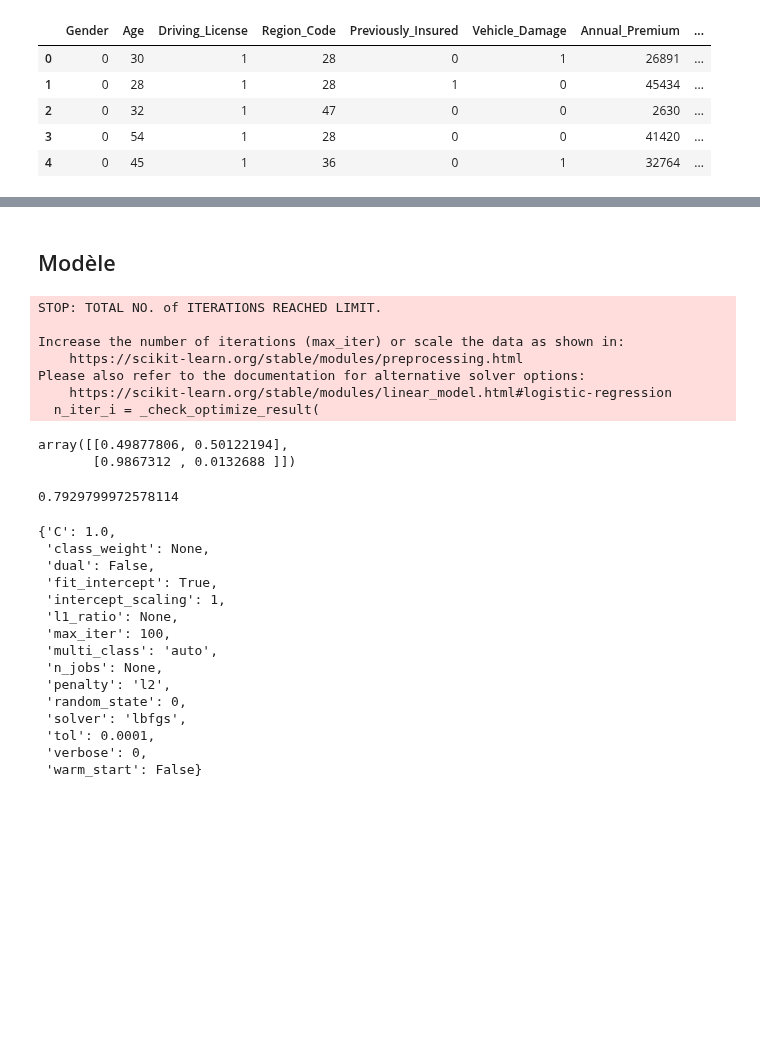
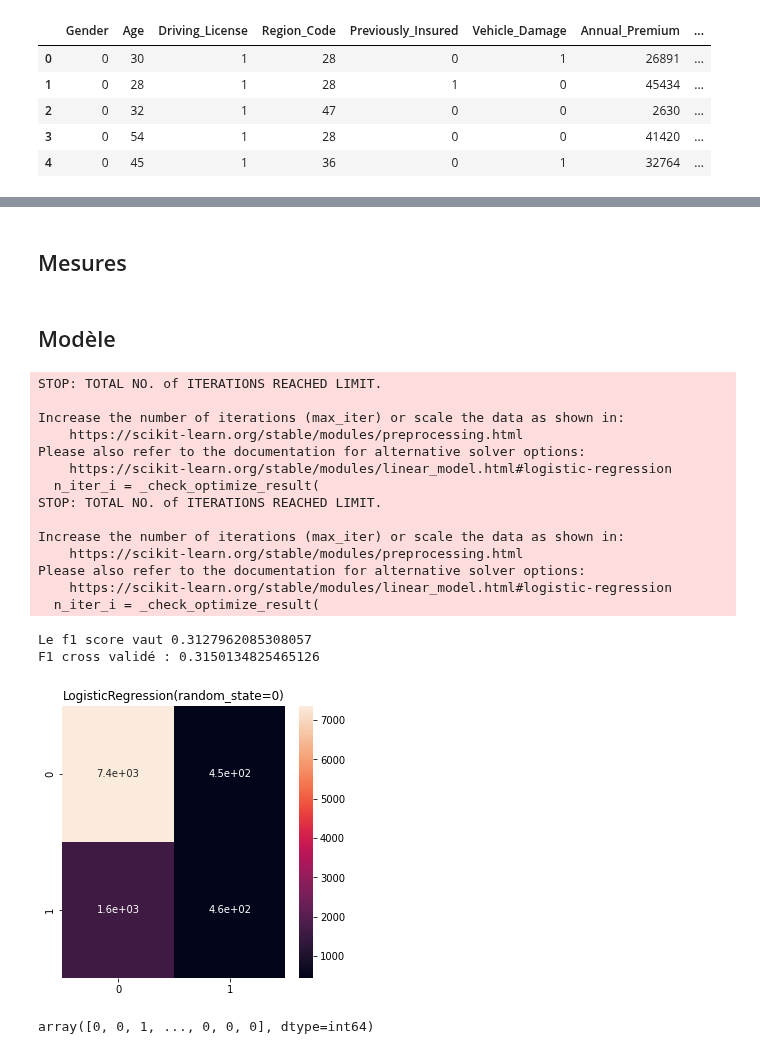
Before and after one commit to claviermathieu/ISFA-prj-datascience, a Jupyter notebook: book/docs/02_log_reg.ipynb, the cells around one changed output, grey strips where cells are left out. Saved outputs shown, nothing was run; the diff lists cells and outputs as text; code cells hidden in the pictures; blank space fills up the shorter version.

```diff
--- a/book/docs/02_log_reg.ipynb
+++ b/book/docs/02_log_reg.ipynb
@@ -39,0 +37,19 @@ y = train.iloc[:, -1].to_numpy()
+# %%
+# Variables explicative
+exp_var = train.columns[:-1]
+
+# Décomposition features / target
+X = train[exp_var]
+Y = train['Response']
+
+X_train, X_test, Y_train, Y_test = train_test_split(X, Y,train_size = 0.85)
+
+scaler=StandardScaler()
+
+X_scal_train = scaler.fit_transform(X_train)
+X_scal_test = scaler.transform(X_test)
+
+X_scal_train = pd.DataFrame(X_scal_train,index= X_train.index, columns=exp_var)
+X_scal_test = pd.DataFrame(X_scal_test,index= X_test.index, columns=exp_var)
+# %% [markdown]
+## Mesures
@@ -40,38 +67,42 @@ y = train.iloc[:, -1].to_numpy()
+# %%
+def result_model(model,X,Y) :
+    Y_model =model.predict(X)
+
+    f1_scor = f1_score(Y,Y_model)
+    print('Le f1 score vaut',f1_scor)
+
+    score = cross_val_score(clf,X,Y,cv=5,scoring = make_scorer(f1_score))
+    print('F1 cross validé :', np.mean(score))
+
+   # Matrice de confusion
+    cm_model = confusion_matrix(Y, Y_model)
+    plt.rcParams['figure.figsize'] = (5, 5)
+    sns.heatmap(cm_model, annot = True)
+    plt.title(str(model))
+    plt.show()
+
+    return(Y_model)
 # %% [markdown]
 ## Modèle
 # %%
-clf = LogisticRegression(random_state=0).fit(X, y)
-clf.predict(X[:2, :])
-clf.predict_proba(X[:2, :])
+clf = LogisticRegression(random_state=0).fit(X_train, Y_train)
+result_model(clf, X_test, Y_test)
 # %% [output]
 STOP: TOTAL NO. of ITERATIONS REACHED LIMIT.
 
 Increase the number of iterations (max_iter) or scale the data as shown in:
     https://scikit-learn.org/stable/modules/preprocessing.html
 Please also refer to the documentation for alternative solver options:
     https://scikit-learn.org/stable/modules/linear_model.html#logistic-regression
   n_iter_i = _check_optimize_result(
+STOP: TOTAL NO. of ITERATIONS REACHED LIMIT.
+
+Increase the number of iterations (max_iter) or scale the data as shown in:
+    https://scikit-learn.org/stable/modules/preprocessing.html
+Please also refer to the documentation for alternative solver options:
+    https://scikit-learn.org/stable/modules/linear_model.html#logistic-regression
+  n_iter_i = _check_optimize_result(
-array([[0.49877806, 0.50122194],
-       [0.9867312 , 0.0132688 ]])
+Le f1 score vaut 0.3127962085308057
+F1 cross validé : 0.3150134825465126
+[figure, added]
+array([0, 0, 1, ..., 0, 0, 0], dtype=int64)
-# %%
-clf.score(X, y)
-# %% [output]
-0.7929799972578114
-# %%
-clf.get_params()
-# %% [output]
-{'C': 1.0,
- 'class_weight': None,
- 'dual': False,
- 'fit_intercept': True,
- 'intercept_scaling': 1,
- 'l1_ratio': None,
- 'max_iter': 100,
- 'multi_class': 'auto',
- 'n_jobs': None,
- 'penalty': 'l2',
- 'random_state': 0,
- 'solver': 'lbfgs',
- 'tol': 0.0001,
- 'verbose': 0,
- 'warm_start': False}
```
Also changed, not shown: parts of 5 cells of this notebook, 42 other files.
